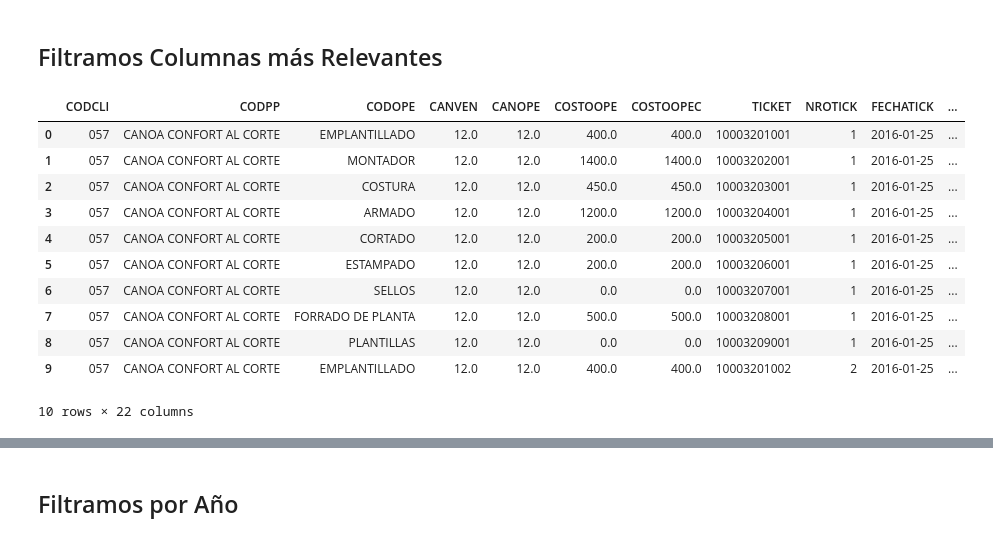
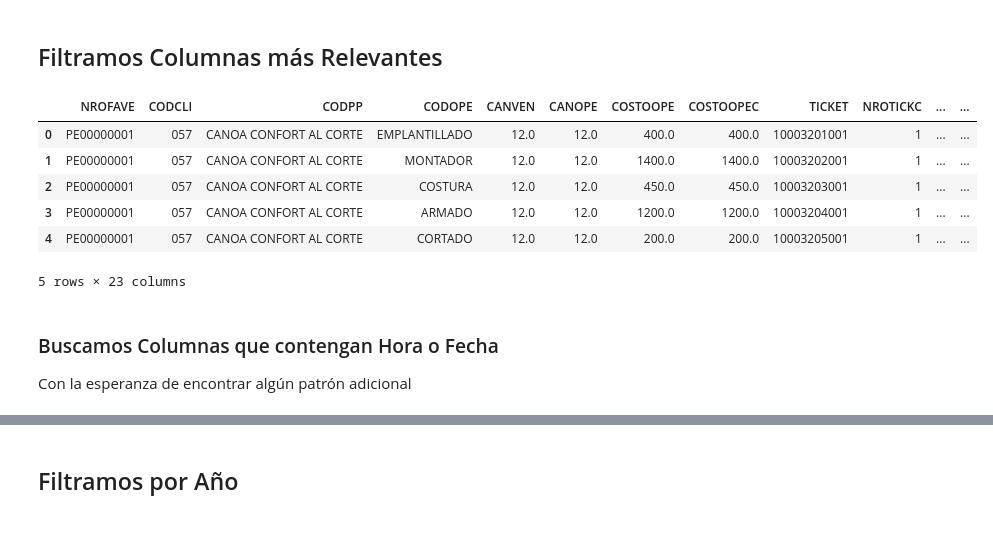
Before and after one commit to ambigus9/alma_canela, a Jupyter notebook: Tareas y Tickets.ipynb, the cells around one changed output, grey strips where cells are left out. Cells and saved outputs as stored; diff of their text form; code cells hidden in the pictures.

```diff
--- a/Tareas y Tickets.ipynb
+++ b/Tareas y Tickets.ipynb
@@ -431,19 +457,18 @@ HORA
 # %% [markdown]
 ## Filtramos Columnas más Relevantes
 # %%
-relevantes = ['CODCLI', 'CODPP', 'CODOPE', 'CANVEN', 'CANOPE', 'COSTOOPE', 'COSTOOPEC', 'TICKET', 'NROTICK', 'FECHATICK', 'HORATICK', 'FECHAITT', 'HORAITT', 'FECHAFTT', 'HORAFTT', 'FECHAIOPE', 'HORAIOPE', 'FECHAFOPE', 'HORAFOPE', 'IDPROTICKETS', 'FECHA', 'HORA']
-df2 = df[relevantes]
-df2.iloc[:10,:]
+relevantes = ['NROFAVE','CODCLI', 'CODPP', 'CODOPE', 'CANVEN', 'CANOPE', 'COSTOOPE', 'COSTOOPEC', 'TICKET', 'NROTICKC', 'FECHATICK', 'HORATICK', 'FECHAITT', 'HORAITT', 'FECHAFTT', 'HORAFTT', 'FECHAIOPE', 'HORAIOPE', 'FECHAFOPE', 'HORAFOPE', 'IDPROTICKETS', 'FECHA', 'HORA']
+df = df[relevantes]
+df.iloc[:10,:].head()
 # %% [output]
-|  | CODCLI | CODPP | CODOPE | CANVEN | CANOPE | COSTOOPE | COSTOOPEC | TICKET | NROTICK | FECHATICK | ... |
-| 0 | 057 | CANOA CONFORT AL CORTE | EMPLANTILLADO | 12.0 | 12.0 | 400.0 | 400.0 | 10003201001 | 1 | 2016-01-25 | ... |
-| 1 | 057 | CANOA CONFORT AL CORTE | MONTADOR | 12.0 | 12.0 | 1400.0 | 1400.0 | 10003202001 | 1 | 2016-01-25 | ... |
-| 2 | 057 | CANOA CONFORT AL CORTE | COSTURA | 12.0 | 12.0 | 450.0 | 450.0 | 10003203001 | 1 | 2016-01-25 | ... |
-| 3 | 057 | CANOA CONFORT AL CORTE | ARMADO | 12.0 | 12.0 | 1200.0 | 1200.0 | 10003204001 | 1 | 2016-01-25 | ... |
-| 4 | 057 | CANOA CONFORT AL CORTE | CORTADO | 12.0 | 12.0 | 200.0 | 200.0 | 10003205001 | 1 | 2016-01-25 | ... |
-| 5 | 057 | CANOA CONFORT AL CORTE | ESTAMPADO | 12.0 | 12.0 | 200.0 | 200.0 | 10003206001 | 1 | 2016-01-25 | ... |
-| 6 | 057 | CANOA CONFORT AL CORTE | SELLOS | 12.0 | 12.0 | 0.0 | 0.0 | 10003207001 | 1 | 2016-01-25 | ... |
-| 7 | 057 | CANOA CONFORT AL CORTE | FORRADO DE PLANTA | 12.0 | 12.0 | 500.0 | 500.0 | 10003208001 | 1 | 2016-01-25 | ... |
-| 8 | 057 | CANOA CONFORT AL CORTE | PLANTILLAS | 12.0 | 12.0 | 0.0 | 0.0 | 10003209001 | 1 | 2016-01-25 | ... |
-| 9 | 057 | CANOA CONFORT AL CORTE | EMPLANTILLADO | 12.0 | 12.0 | 400.0 | 400.0 | 10003201002 | 2 | 2016-01-25 | ... |
+|  | NROFAVE | CODCLI | CODPP | CODOPE | CANVEN | CANOPE | COSTOOPE | COSTOOPEC | TICKET | NROTICKC | ... | ... |
+| 0 | PE00000001 | 057 | CANOA CONFORT AL CORTE | EMPLANTILLADO | 12.0 | 12.0 | 400.0 | 400.0 | 10003201001 | 1 | ... | ... |
+| 1 | PE00000001 | 057 | CANOA CONFORT AL CORTE | MONTADOR | 12.0 | 12.0 | 1400.0 | 1400.0 | 10003202001 | 1 | ... | ... |
+| 2 | PE00000001 | 057 | CANOA CONFORT AL CORTE | COSTURA | 12.0 | 12.0 | 450.0 | 450.0 | 10003203001 | 1 | ... | ... |
+| 3 | PE00000001 | 057 | CANOA CONFORT AL CORTE | ARMADO | 12.0 | 12.0 | 1200.0 | 1200.0 | 10003204001 | 1 | ... | ... |
+| 4 | PE00000001 | 057 | CANOA CONFORT AL CORTE | CORTADO | 12.0 | 12.0 | 200.0 | 200.0 | 10003205001 | 1 | ... | ... |
-10 rows × 22 columns
+5 rows × 23 columns
+# %% [markdown]
+### Buscamos Columnas que contengan Hora o Fecha
+
+Con la esperanza de encontrar algún patrón adicional
```
Also changed, not shown: parts of 37 cells of this notebook, 1 other file.
